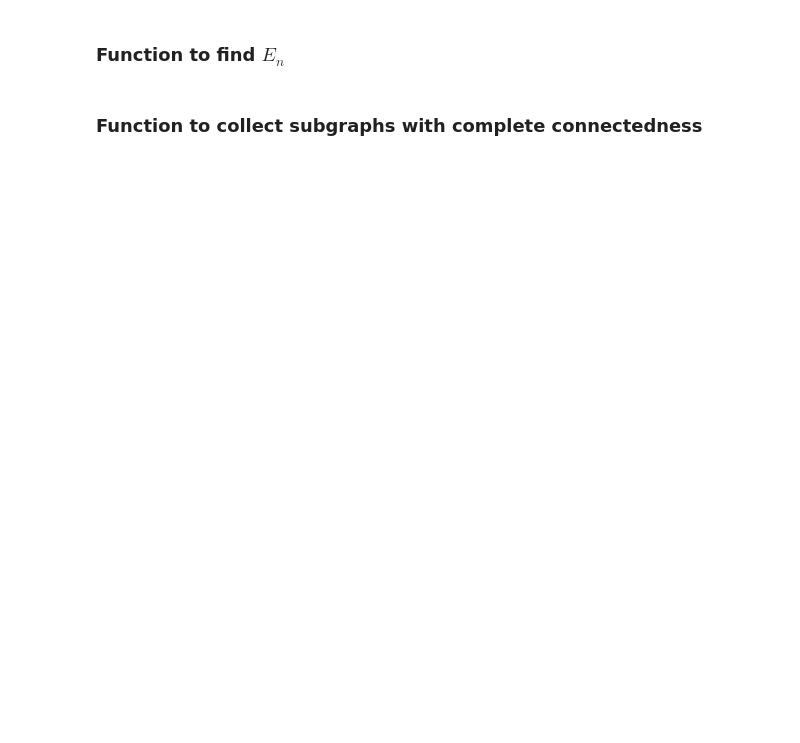
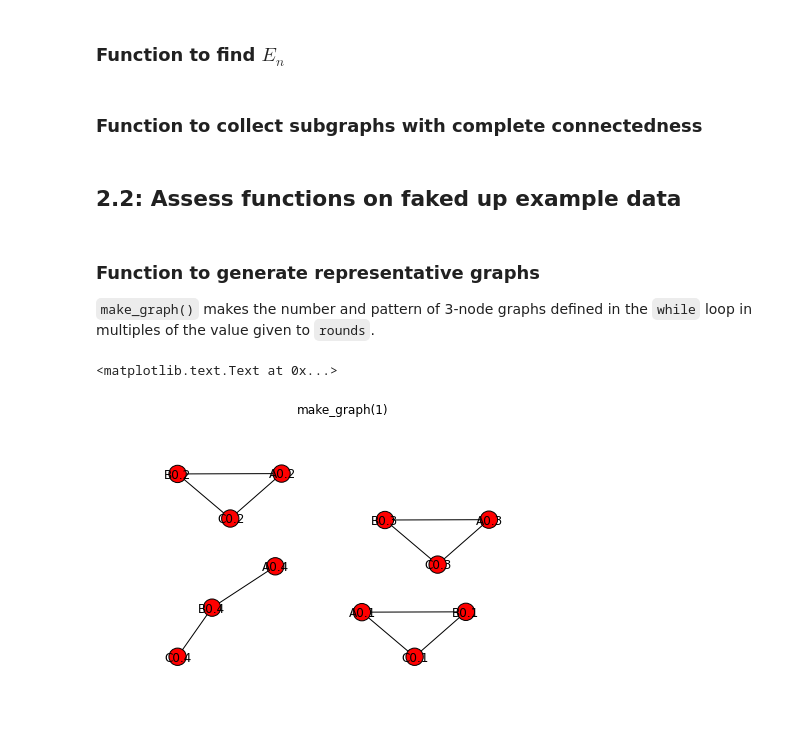
Before and after one commit to xguse/ipy_notebooks, a Jupyter notebook: gFunc_only_nWay.ipynb, the cells around one changed output. Saved outputs shown, nothing was run; the diff lists cells and outputs as text; code cells hidden in the pictures; blank space fills up the shorter version.

```diff
--- a/gFunc_only_nWay.ipynb
+++ b/gFunc_only_nWay.ipynb
@@ -83,3 +85,38 @@ def get_completes(graph):
     subgraphs = nx.connected_component_subgraphs(graph)
     completes = [x for x in subgraphs if len(x.edges()) == K_n_edges(len(x.nodes()))]
     return completes
+# %% [markdown]
+## 2.2: Assess functions on faked up example data
+# %% [markdown]
+### Function to generate representative graphs
+
+`make_graph()` makes the number and pattern of 3-node graphs defined in the `while` loop in multiples of the value given to `rounds`.
+# %%
+def make_graph(rounds=1):
+    graph = nx.Graph()
+    r = 0
+    while rounds-r > 0:
+        # complete
+        graph.add_edge('A%s.1' % (r), 'B%s.1' % (r))
+        graph.add_edge('B%s.1' % (r), 'C%s.1' % (r))
+        graph.add_edge('C%s.1' % (r), 'A%s.1' % (r))
+        #complete
+        graph.add_edge('A%s.2' % (r), 'B%s.2' % (r))
+        graph.add_edge('B%s.2' % (r), 'C%s.2' % (r))
+        graph.add_edge('C%s.2' % (r), 'A%s.2' % (r))
+        #complete
+        graph.add_edge('A%s.3' % (r), 'B%s.3' % (r))
+        graph.add_edge('B%s.3' % (r), 'C%s.3' % (r))
+        graph.add_edge('C%s.3' % (r), 'A%s.3' % (r))
+        # incomplete
+        graph.add_edge('A%s.4' % (r), 'B%s.4' % (r))
+        graph.add_edge('B%s.4' % (r), 'C%s.4' % (r))
+        r+=1
+    return graph
+# %%
+g1 = make_graph(1)
+nx.draw_graphviz(g1)
+title('make_graph(1)')
+# %% [output]
+<matplotlib.text.Text at 0x...>
+[figure, added]
```
Also changed, not shown: parts of 17 cells of this notebook.
